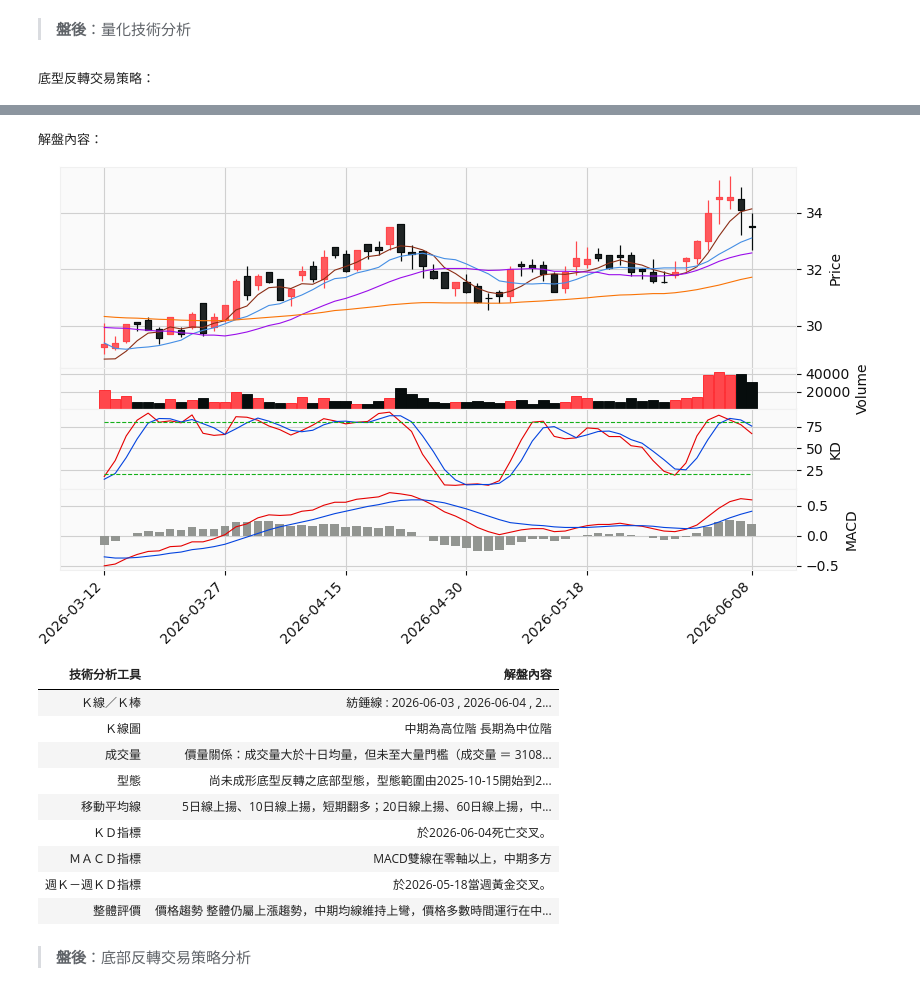
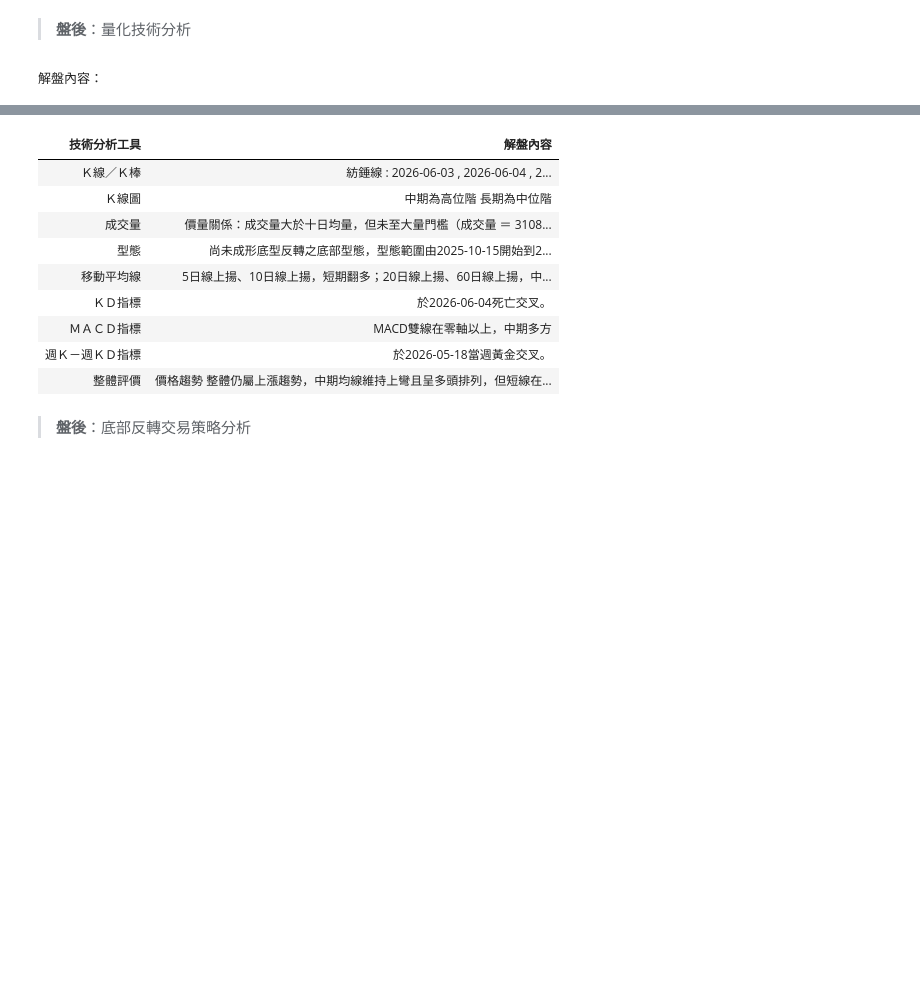
Before and after one commit to yilintung/StockInvestmentNotebook, a Jupyter notebook: 260608筆記.ipynb, the cells around one changed output, grey strips where cells are left out. Saved outputs shown, nothing was run; the diff lists cells and outputs as text; code cells hidden in the pictures; blank space fills up the shorter version.

```diff
--- a/260608筆記.ipynb
+++ b/260608筆記.ipynb
@@ -149,6 +149,6 @@ for stock_info in results :
 # %% [markdown]
 > **盤後**：量化技術分析
 # %%
-stock_analysis(analysis,'2105',buttom_pattern = True)
+stock_analysis(analysis,'2105')
 # %% [output]
-底型反轉交易策略：
+解盤內容：
@@ -156,15 +156,13 @@ stock_analysis(analysis,'2105',buttom_pattern = True)
-解盤內容：
-[figure, removed]
 | 技術分析工具 | 解盤內容 |
 | Ｋ線／Ｋ棒 | 紡錘線 : 2026-06-03 , 2026-06-04 , 2... |
 | Ｋ線圖 | 中期為高位階 長期為中位階 |
 | 成交量 | 價量關係：成交量大於十日均量，但未至大量門檻（成交量 ＝ 3108... |
 | 型態 | 尚未成形底型反轉之底部型態，型態範圍由2025-10-15開始到2... |
 | 移動平均線 | 5日線上揚、10日線上揚，短期翻多；20日線上揚、60日線上揚，中... |
 | ＫＤ指標 | 於2026-06-04死亡交叉。 |
 | ＭＡＣＤ指標 | MACD雙線在零軸以上，中期多方 |
 | 週Ｋ－週ＫＤ指標 | 於2026-05-18當週黃金交叉。 |
-| 整體評價 | 價格趨勢 整體仍屬上漲趨勢，中期均線維持上彎，價格多數時間運行在中... |
+| 整體評價 | 價格趨勢 整體仍屬上漲趨勢，中期均線維持上彎且呈多頭排列，但短線在... |
 # %% [markdown]
 > **盤後**：底部反轉交易策略分析
 # %%
```
Also changed, not shown: parts of 5 cells of this notebook.
